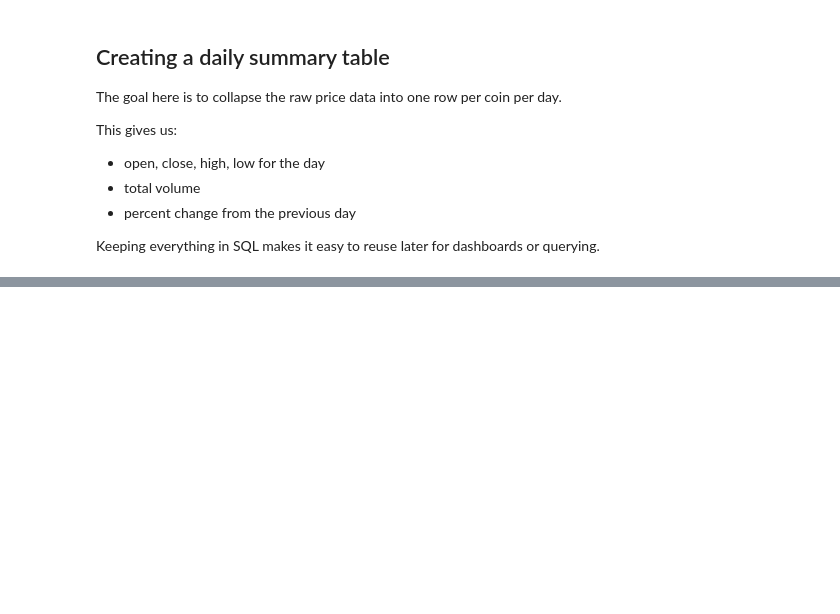
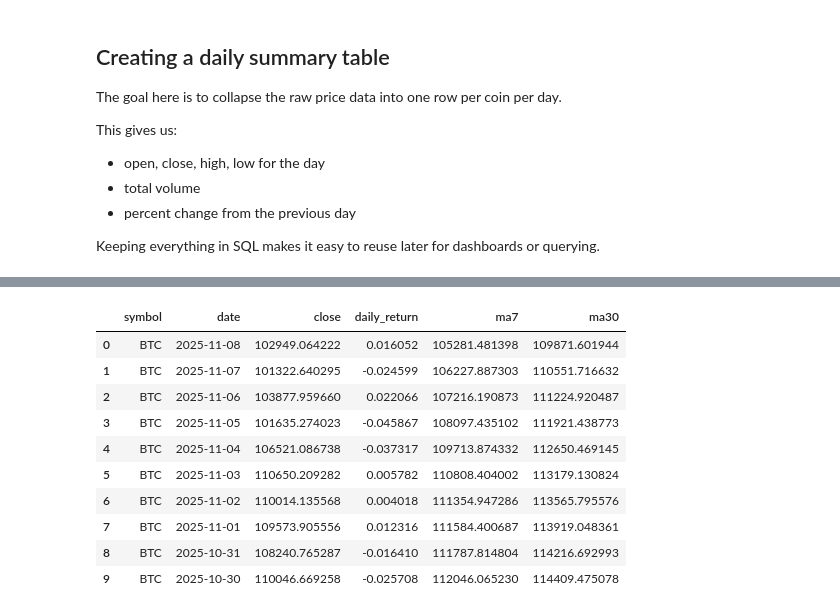
Before and after one commit to nathanho27/CryptoMarketTracker-, a Jupyter notebook: SQL.ipynb, the cells around one changed output, grey strips where cells are left out. Saved outputs shown, nothing was run; the diff lists cells and outputs as text; code cells hidden in the pictures; blank space fills up the shorter version.

```diff
--- a/SQL.ipynb
+++ b/SQL.ipynb
@@ -156,0 +287,38 @@ Keeping everything in SQL makes it easy to reuse later for dashboards or queryin
+# %%
+import sqlite3
+import pandas as pd
+
+conn = sqlite3.connect("CryptoData.db")
+cur = conn.cursor()
+
+cur.executescript("""
+DROP TABLE IF EXISTS daily_ma;
+CREATE TABLE daily_ma AS
+SELECT
+    symbol,
+    date,
+    close,
+    daily_return,
+    AVG(close) OVER (PARTITION BY symbol ORDER BY date ROWS BETWEEN 6 PRECEDING AND CURRENT ROW) AS ma7,
+    AVG(close) OVER (PARTITION BY symbol ORDER BY date ROWS BETWEEN 29 PRECEDING AND CURRENT ROW) AS ma30
+FROM daily_summary_with_return;
+""")
+
+conn.commit()
+
+df = pd.read_sql("SELECT * FROM daily_ma WHERE symbol = 'BTC' ORDER BY date DESC LIMIT 10", conn)
+display(df)
+
+conn.close()
+# %% [output]
+|  | symbol | date | close | daily_return | ma7 | ma30 |
+| 0 | BTC | 2025-11-08 | 102949.064222 | 0.016052 | 105281.481398 | 109871.601944 |
+| 1 | BTC | 2025-11-07 | 101322.640295 | -0.024599 | 106227.887303 | 110551.716632 |
+| 2 | BTC | 2025-11-06 | 103877.959660 | 0.022066 | 107216.190873 | 111224.920487 |
+| 3 | BTC | 2025-11-05 | 101635.274023 | -0.045867 | 108097.435102 | 111921.438773 |
+| 4 | BTC | 2025-11-04 | 106521.086738 | -0.037317 | 109713.874332 | 112650.469145 |
+| 5 | BTC | 2025-11-03 | 110650.209282 | 0.005782 | 110808.404002 | 113179.130824 |
+| 6 | BTC | 2025-11-02 | 110014.135568 | 0.004018 | 111354.947286 | 113565.795576 |
+| 7 | BTC | 2025-11-01 | 109573.905556 | 0.012316 | 111584.400687 | 113919.048361 |
+| 8 | BTC | 2025-10-31 | 108240.765287 | -0.016410 | 111787.814804 | 114216.692993 |
+| 9 | BTC | 2025-10-30 | 110046.669258 | -0.025708 | 112046.065230 | 114409.475078 |
```
Also changed, not shown: parts of 15 cells of this notebook.
